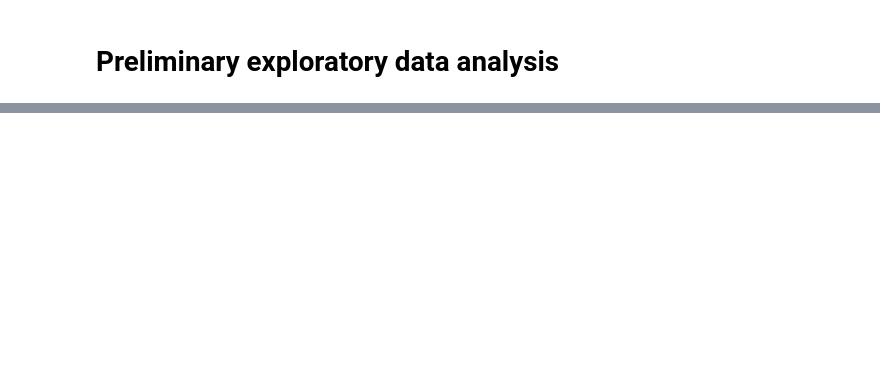
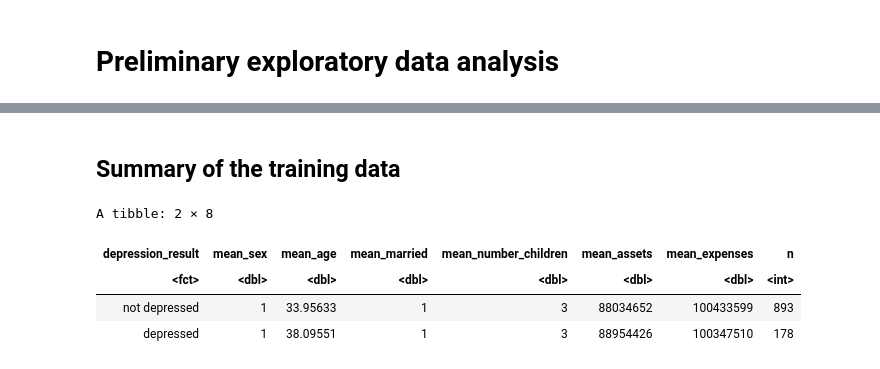
Before and after one commit to DonaldKLee/DSCI-100-Group-Project, a Jupyter notebook: main.ipynb, the cells around one changed output, grey strips where cells are left out. Saved outputs shown, nothing was run; the diff lists cells and outputs as text; code cells hidden in the pictures; blank space fills up the shorter version.

```diff
--- a/main.ipynb
+++ b/main.ipynb
@@ -64,0 +69,25 @@ A tibble: 1429 × 7
+# %% [markdown]
+## Summary of the training data
+# %%
+set.seed(2000)
+
+depression_data_split <- initial_split(depression_data, prop=0.75, strata = depression_result)
+depression_train <- training(depression_data_split)
+
+depression_data_summary <- depression_train |>
+    group_by(depression_result) |>
+    summarize(mean_sex = round(mean(sex, na.rm = TRUE)),
+              mean_age = mean(Age, na.rm = TRUE),
+              mean_married = round(mean(Married, na.rm = TRUE)),
+              mean_number_children = round(mean(Number_children, na.rm = TRUE)),
+              mean_assets = mean(assets, na.rm = TRUE),
+              mean_expenses = mean(expenses, na.rm = TRUE),
+              n=n())
+
+depression_data_summary
+# %% [output]
+A tibble: 2 × 8
+| depression_result | mean_sex | mean_age | mean_married | mean_number_children | mean_assets | mean_expenses | n |
+| <fct> | <dbl> | <dbl> | <dbl> | <dbl> | <dbl> | <dbl> | <int> |
+| not depressed | 1 | 33.95633 | 1 | 3 | 88034652 | 100433599 | 893 |
+| depressed | 1 | 38.09551 | 1 | 3 | 88954426 | 100347510 | 178 |
```
Also changed, not shown: parts of 9 cells of this notebook.
